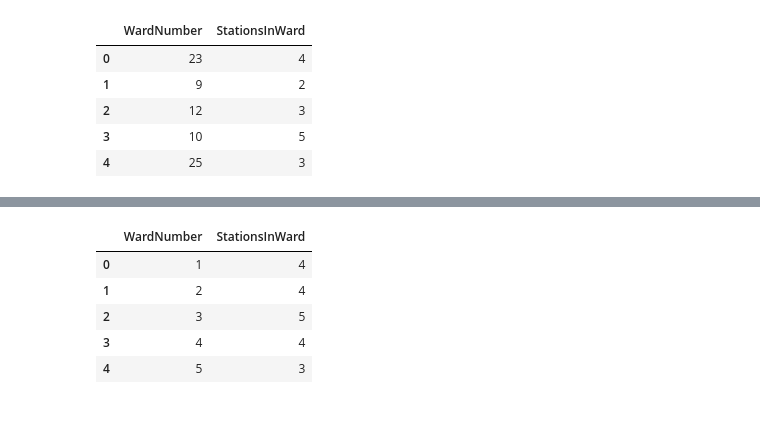
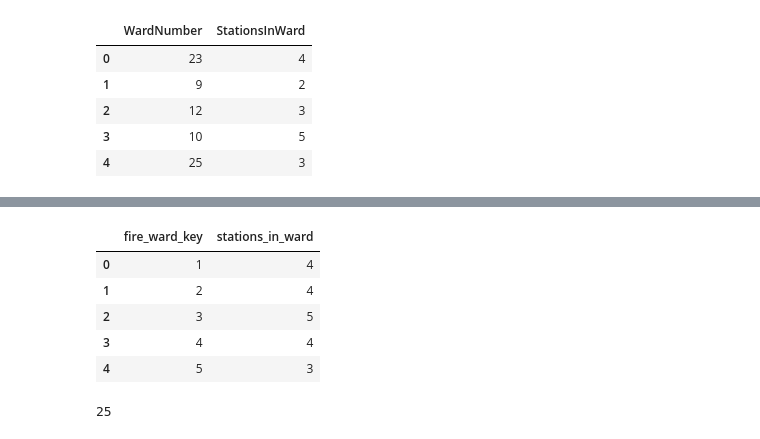
Before and after one commit to AmyLDunn/CSI4142-Project, a Jupyter notebook: code/FireZone.ipynb, the cells around one changed output, grey strips where cells are left out. Drawn from its saved outputs; the diff is of its cells as text; code cells hidden in the pictures.

Commit message:
updated fire zone to run on postgres
updated fire zone to run on postgres

```diff
--- a/code/FireZone.ipynb
+++ b/code/FireZone.ipynb
@@ -217,8 +195,9 @@ display(dfStation.head())
 # %%
 dfStation = dfStation.drop(columns = "index")
+dfStation = dfStation.rename(columns={'WardNumber':'fire_ward_key','StationsInWard':'stations_in_ward'})
 display(dfStation.head())
 # %% [output]
-|  | WardNumber | StationsInWard |
+|  | fire_ward_key | stations_in_ward |
 | 0 | 1 | 4 |
 | 1 | 2 | 4 |
 | 2 | 3 | 5 |
@@ -230,0 +216,7 @@ dfStation.to_csv("WardData.csv",  index = False)
+# %%
+#Using postgres 13
+#format: postgresql+psycopg2://username:password@host_address/database_name
+engine = sqlalchemy.create_engine('postgresql+psycopg2://postgres:CSI4142@localhost:5432/fire_hazard')
+dfStation.to_sql(name='dim_fire_ward', con=engine,if_exists='append', index=False)
+# %% [output]
+25
```
Also changed, not shown: parts of 5 cells of this notebook, 1 other file.
